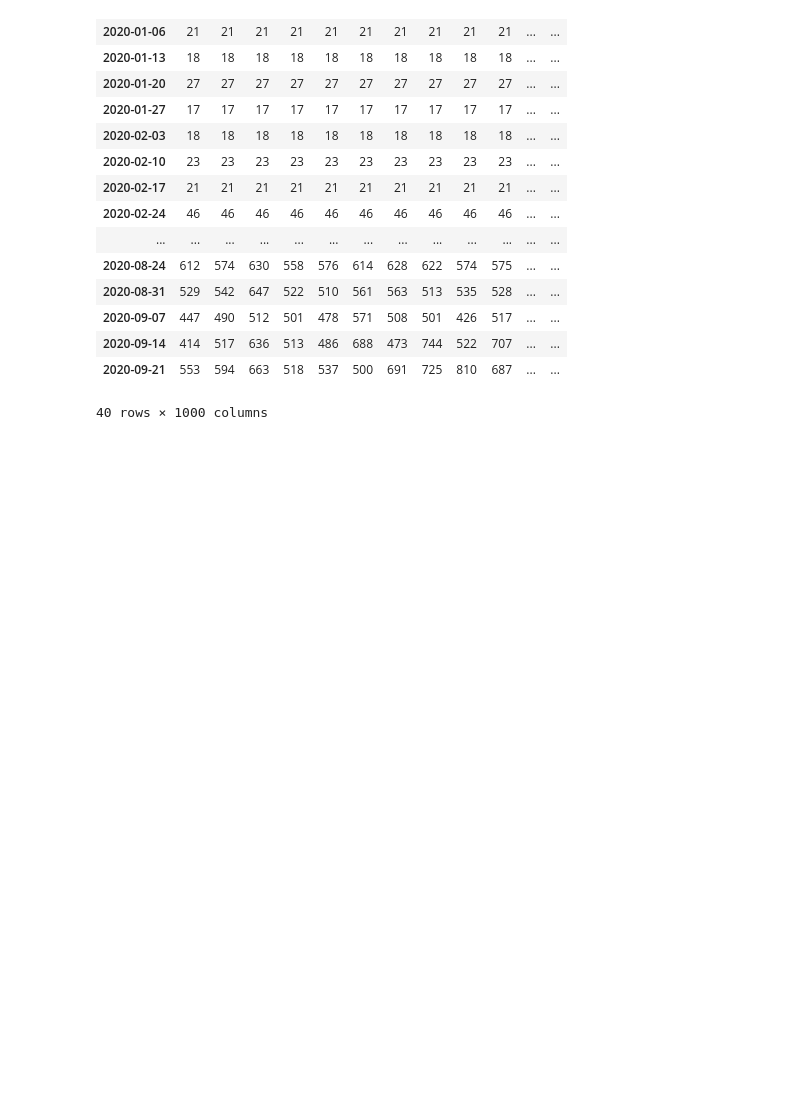
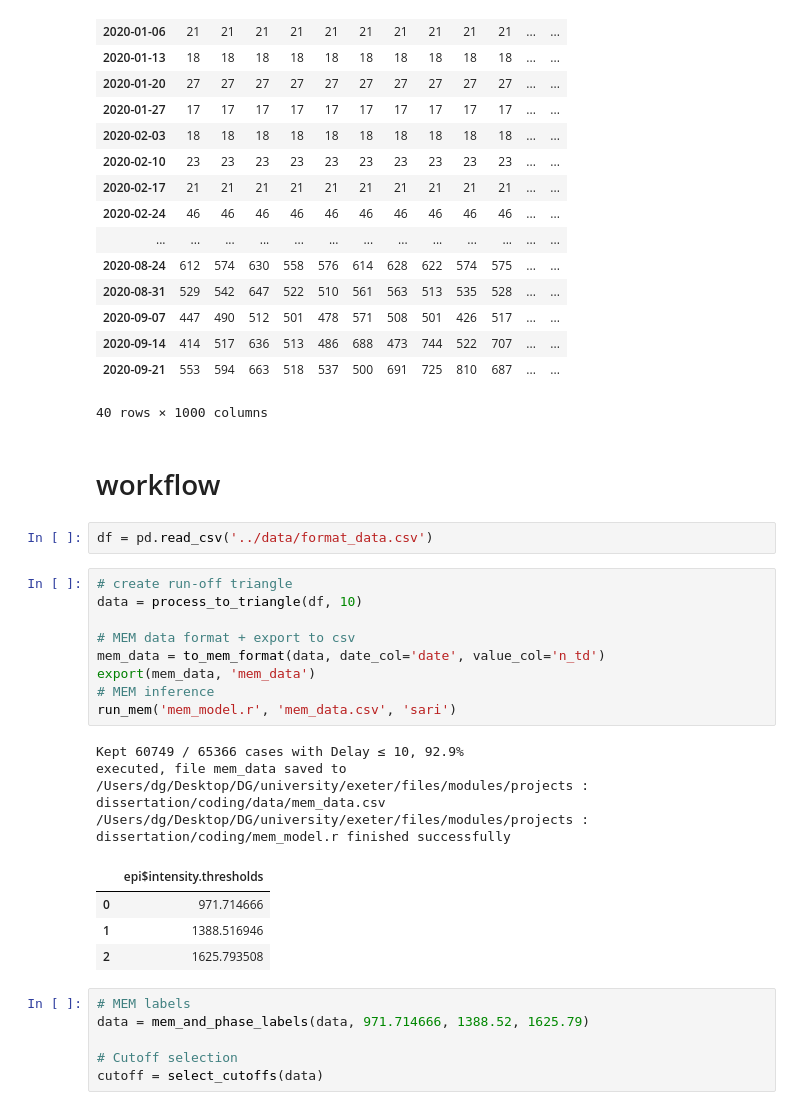
Before and after one commit to dagu84/epidem, a Jupyter notebook: python_files/test.ipynb, the cells around one changed output. Cells and saved outputs as stored; diff of their text form; blank space fills up the shorter version.

```diff
--- a/python_files/test.ipynb
+++ b/python_files/test.ipynb
@@ -240,3 +240,30 @@ posterior
 | 2020-09-14 | 414 | 517 | 636 | 513 | 486 | 688 | 473 | 744 | 522 | 707 | ... | ... |
 | 2020-09-21 | 553 | 594 | 663 | 518 | 537 | 500 | 691 | 725 | 810 | 687 | ... | ... |
 40 rows × 1000 columns
+# %% [markdown]
+# workflow
+# %%
+df = pd.read_csv('../data/format_data.csv')
+# %%
+# create run-off triangle
+data = process_to_triangle(df, 10)
+
+# MEM data format + export to csv
+mem_data = to_mem_format(data, date_col='date', value_col='n_td')
+export(mem_data, 'mem_data')
+# MEM inference
+run_mem('mem_model.r', 'mem_data.csv', 'sari')
+# %% [output]
+Kept 60749 / 65366 cases with Delay ≤ 10, 92.9%
+executed, file mem_data saved to /Users/dg/Desktop/DG/university/exeter/files/modules/projects : dissertation/coding/data/mem_data.csv
+/Users/dg/Desktop/DG/university/exeter/files/modules/projects : dissertation/coding/mem_model.r finished successfully
+|  | epi$intensity.thresholds |
+| 0 | 971.714666 |
+| 1 | 1388.516946 |
+| 2 | 1625.793508 |
+# %%
+# MEM labels
+data = mem_and_phase_labels(data, 971.714666, 1388.52, 1625.79)
+
+# Cutoff selection
+cutoff = select_cutoffs(data)
```
Also changed, not shown: parts of 5 cells of this notebook, 7 other files.
